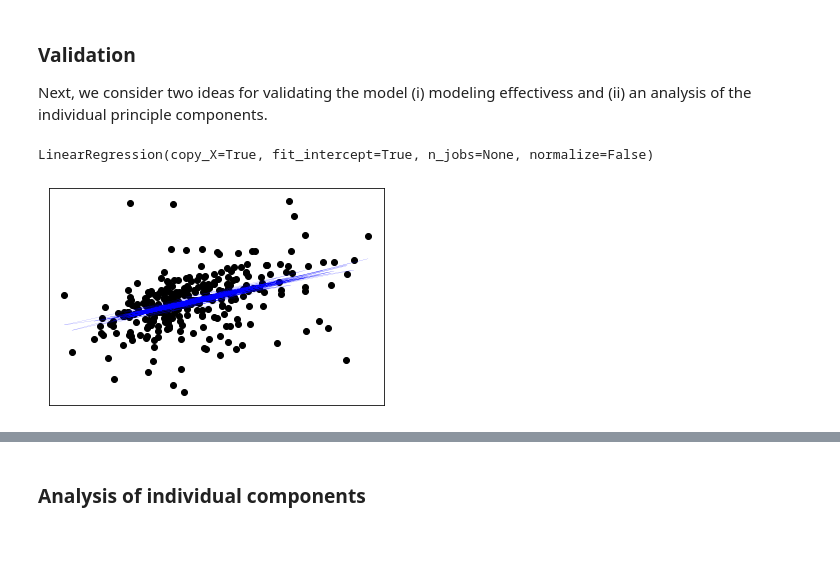
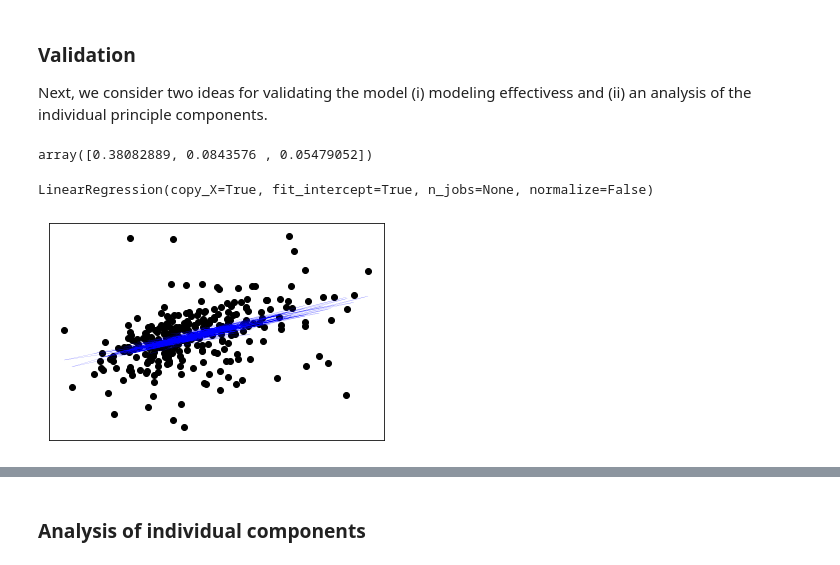
Before and after one commit to alistairbntl/data_incubator_project, a Jupyter notebook: data_management/economic_vitality_workbook.ipynb, the cells around one changed output, grey strips where cells are left out. Saved outputs shown, nothing was run; the diff lists cells and outputs as text; code cells hidden in the pictures.

```diff
--- a/data_management/economic_vitality_workbook.ipynb
+++ b/data_management/economic_vitality_workbook.ipynb
@@ -74,5 +64,10 @@ def get_city(geoname_str):
+# %%
+dp.pca.explained_variance_ratio_
+# %% [output]
+array([0.38082889, 0.0843576 , 0.05479052])
 # %%
-new_dataframe_train = pd.DataFrame(columns=['pc1','pc2','gdp'])
-new_dataframe_test = pd.DataFrame(columns=['pc1','pc2','gdp'])
+new_dataframe_train = pd.DataFrame(columns=['pc1','pc2','pc3','gdp'])
+new_dataframe_test = pd.DataFrame(columns=['pc1','pc2','pc3','gdp'])
+train_idx = range(0,300)
 # %%
 for index, row in dp.metro_gdp_df.iterrows():
@@ -107,23 +95,25 @@ from sklearn import linear_model
 import numpy as np
 
 regr = linear_model.LinearRegression()
-regr.fit(new_dataframe_train[['pc1','pc2']].fillna('0'),new_dataframe_train['gdp'])
+regr.fit(new_dataframe_train[['pc1','pc2','pc3']].fillna('0'),new_dataframe_train['gdp'])
 regr_pc1 = linear_model.LinearRegression()
 regr_pc1.fit(new_dataframe_train[['pc1']].fillna('0'),new_dataframe_train['gdp'])
 regr_pc2 = linear_model.LinearRegression()
 regr_pc2.fit(new_dataframe_train[['pc2']].fillna('0'),new_dataframe_train['gdp'])
+regr_pc3 = linear_model.LinearRegression()
+regr_pc3.fit(new_dataframe_train[['pc3']].fillna('0'),new_dataframe_train['gdp'])
 # %% [output]
 LinearRegression(copy_X=True, fit_intercept=True, n_jobs=None, normalize=False)
 # %%
 import matplotlib.pyplot as plt
 
 plt.scatter(new_dataframe_train['pc1'], new_dataframe_train['gdp'],  color='black')
-plt.plot(new_dataframe_train['pc1'], regr.predict(new_dataframe_train[['pc1','pc2']].fillna('0')), color='blue', linewidth=0.1)
+plt.plot(new_dataframe_train['pc1'], regr.predict(new_dataframe_train[['pc1','pc2','pc3']].fillna('0')), color='blue', linewidth=0.1)
 plt.xticks(())
 plt.yticks(())
 plt.show()
 # %% [output]
-[figure, old version]
+[figure, new version]
 # %%
 regr.coef_
 # %% [output]
```
Also changed, not shown: parts of 20 cells of this notebook, 2 other files.
